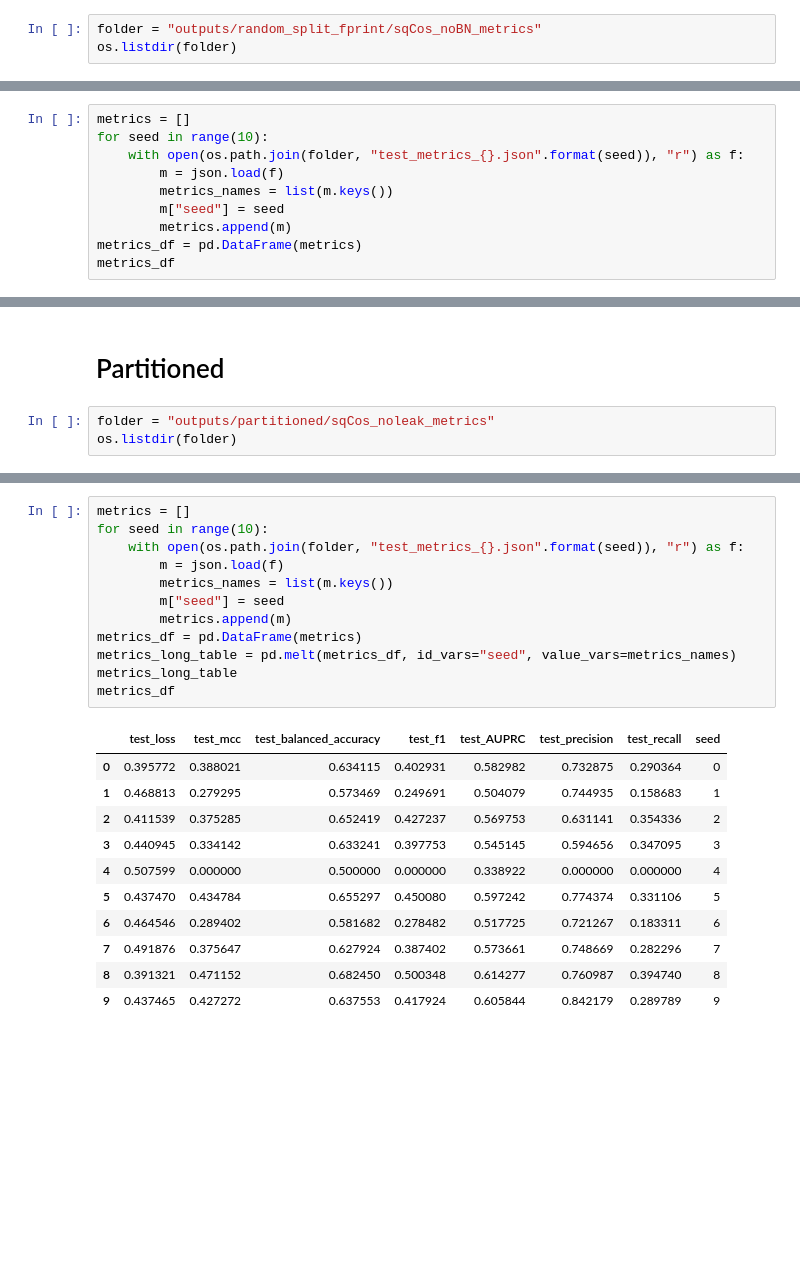
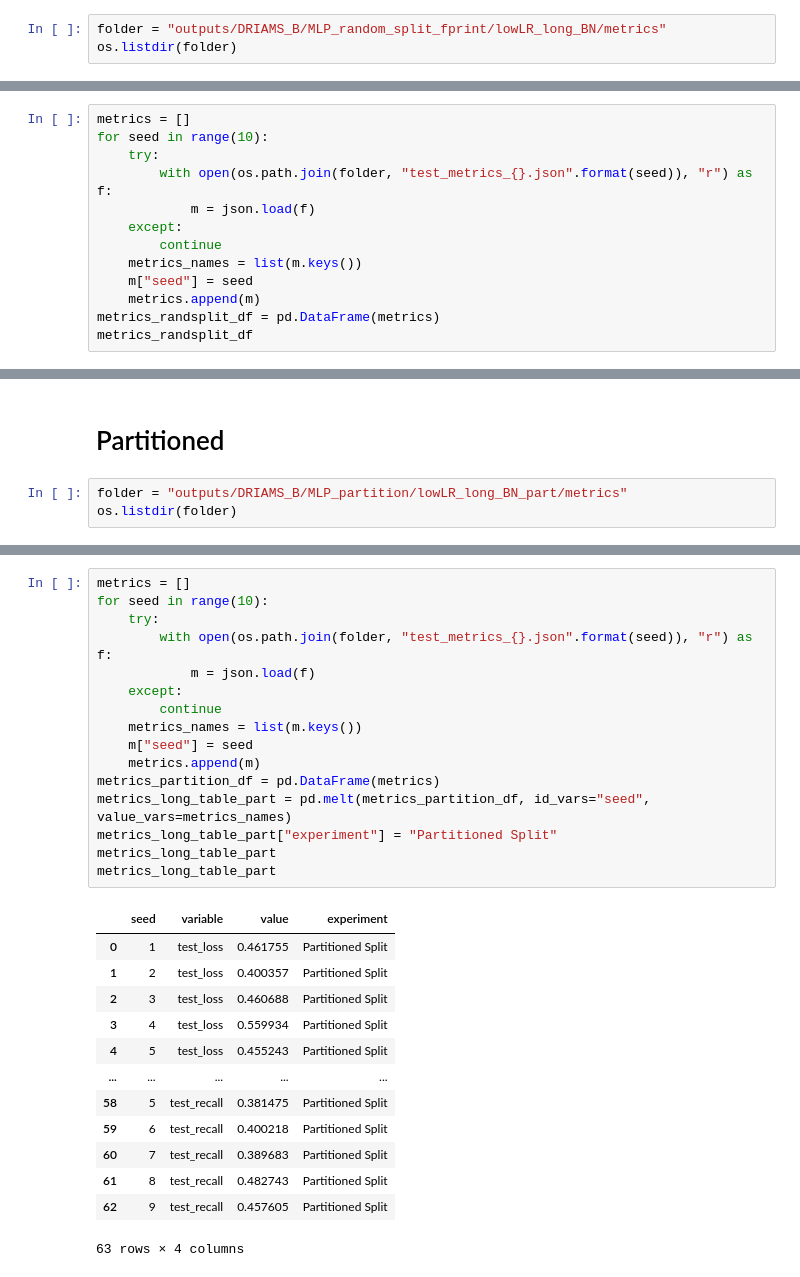
Before and after one commit to BorgwardtLab/MultimodalAMR, a Jupyter notebook: gv_experiments/Plot metrics.ipynb, the cells around one changed output, grey strips where cells are left out. Drawn from its saved outputs; the diff is of its cells as text; blank space fills up the shorter version.

```diff
--- a/gv_experiments/Plot metrics.ipynb
+++ b/gv_experiments/Plot metrics.ipynb
@@ -8,7 +10,7 @@ import os
 # %% [markdown]
 # Random split
 # %%
-folder = "outputs/random_split_fprint/sqCos_noBN_metrics"
+folder = "outputs/DRIAMS_B/MLP_random_split_fprint/lowLR_long_BN/metrics"
 os.listdir(folder)
 # %% [output]
 ['test_metrics_8.json',
@@ -24,12 +26,15 @@ os.listdir(folder)
 # %%
 metrics = []
 for seed in range(10):
-    with open(os.path.join(folder, "test_metrics_{}.json".format(seed)), "r") as f:
-        m = json.load(f)
-        metrics_names = list(m.keys())
-        m["seed"] = seed
-        metrics.append(m)
-metrics_df = pd.DataFrame(metrics)
-metrics_df
+    try:
+        with open(os.path.join(folder, "test_metrics_{}.json".format(seed)), "r") as f:
+            m = json.load(f)
+    except:
+        continue
+    metrics_names = list(m.keys())
+    m["seed"] = seed
+    metrics.append(m)
+metrics_randsplit_df = pd.DataFrame(metrics)
+metrics_randsplit_df
 # %% [output]
 |  | test_loss | test_mcc | test_balanced_accuracy | test_f1 | test_AUPRC | test_precision | test_recall | seed |
@@ -69,7 +73,7 @@ plt.show()
 # %% [markdown]
 # Partitioned
 # %%
-folder = "outputs/partitioned/sqCos_noleak_metrics"
+folder = "outputs/DRIAMS_B/MLP_partition/lowLR_long_BN_part/metrics"
 os.listdir(folder)
 # %% [output]
 ['test_metrics_8.json',
@@ -85,24 +88,30 @@ os.listdir(folder)
 # %%
 metrics = []
 for seed in range(10):
-    with open(os.path.join(folder, "test_metrics_{}.json".format(seed)), "r") as f:
-        m = json.load(f)
-        metrics_names = list(m.keys())
-        m["seed"] = seed
-        metrics.append(m)
-metrics_df = pd.DataFrame(metrics)
-metrics_long_table = pd.melt(metrics_df, id_vars="seed", value_vars=metrics_names)
-metrics_long_table
-metrics_df
+    try:
+        with open(os.path.join(folder, "test_metrics_{}.json".format(seed)), "r") as f:
+            m = json.load(f)
+    except:
+        continue
+    metrics_names = list(m.keys())
+    m["seed"] = seed
+    metrics.append(m)
+metrics_partition_df = pd.DataFrame(metrics)
+metrics_long_table_part = pd.melt(metrics_partition_df, id_vars="seed", value_vars=metrics_names)
+metrics_long_table_part["experiment"] = "Partitioned Split"
+metrics_long_table_part
+metrics_long_table_part
 # %% [output]
-|  | test_loss | test_mcc | test_balanced_accuracy | test_f1 | test_AUPRC | test_precision | test_recall | seed |
-| 0 | 0.395772 | 0.388021 | 0.634115 | 0.402931 | 0.582982 | 0.732875 | 0.290364 | 0 |
-| 1 | 0.468813 | 0.279295 | 0.573469 | 0.249691 | 0.504079 | 0.744935 | 0.158683 | 1 |
-| 2 | 0.411539 | 0.375285 | 0.652419 | 0.427237 | 0.569753 | 0.631141 | 0.354336 | 2 |
-| 3 | 0.440945 | 0.334142 | 0.633241 | 0.397753 | 0.545145 | 0.594656 | 0.347095 | 3 |
-| 4 | 0.507599 | 0.000000 | 0.500000 | 0.000000 | 0.338922 | 0.000000 | 0.000000 | 4 |
-| 5 | 0.437470 | 0.434784 | 0.655297 | 0.450080 | 0.597242 | 0.774374 | 0.331106 | 5 |
-| 6 | 0.464546 | 0.289402 | 0.581682 | 0.278482 | 0.517725 | 0.721267 | 0.183311 | 6 |
-| 7 | 0.491876 | 0.375647 | 0.627924 | 0.387402 | 0.573661 | 0.748669 | 0.282296 | 7 |
-| 8 | 0.391321 | 0.471152 | 0.682450 | 0.500348 | 0.614277 | 0.760987 | 0.394740 | 8 |
-| 9 | 0.437465 | 0.427272 | 0.637553 | 0.417924 | 0.605844 | 0.842179 | 0.289789 | 9 |
+|  | seed | variable | value | experiment |
+| 0 | 1 | test_loss | 0.461755 | Partitioned Split |
+| 1 | 2 | test_loss | 0.400357 | Partitioned Split |
+| 2 | 3 | test_loss | 0.460688 | Partitioned Split |
+| 3 | 4 | test_loss | 0.559934 | Partitioned Split |
+| 4 | 5 | test_loss | 0.455243 | Partitioned Split |
+| ... | ... | ... | ... | ... |
+| 58 | 5 | test_recall | 0.381475 | Partitioned Split |
+| 59 | 6 | test_recall | 0.400218 | Partitioned Split |
+| 60 | 7 | test_recall | 0.389683 | Partitioned Split |
+| 61 | 8 | test_recall | 0.482743 | Partitioned Split |
+| 62 | 9 | test_recall | 0.457605 | Partitioned Split |
+63 rows × 4 columns
```
Also changed, not shown: parts of 15 cells of this notebook, 13 other files.
